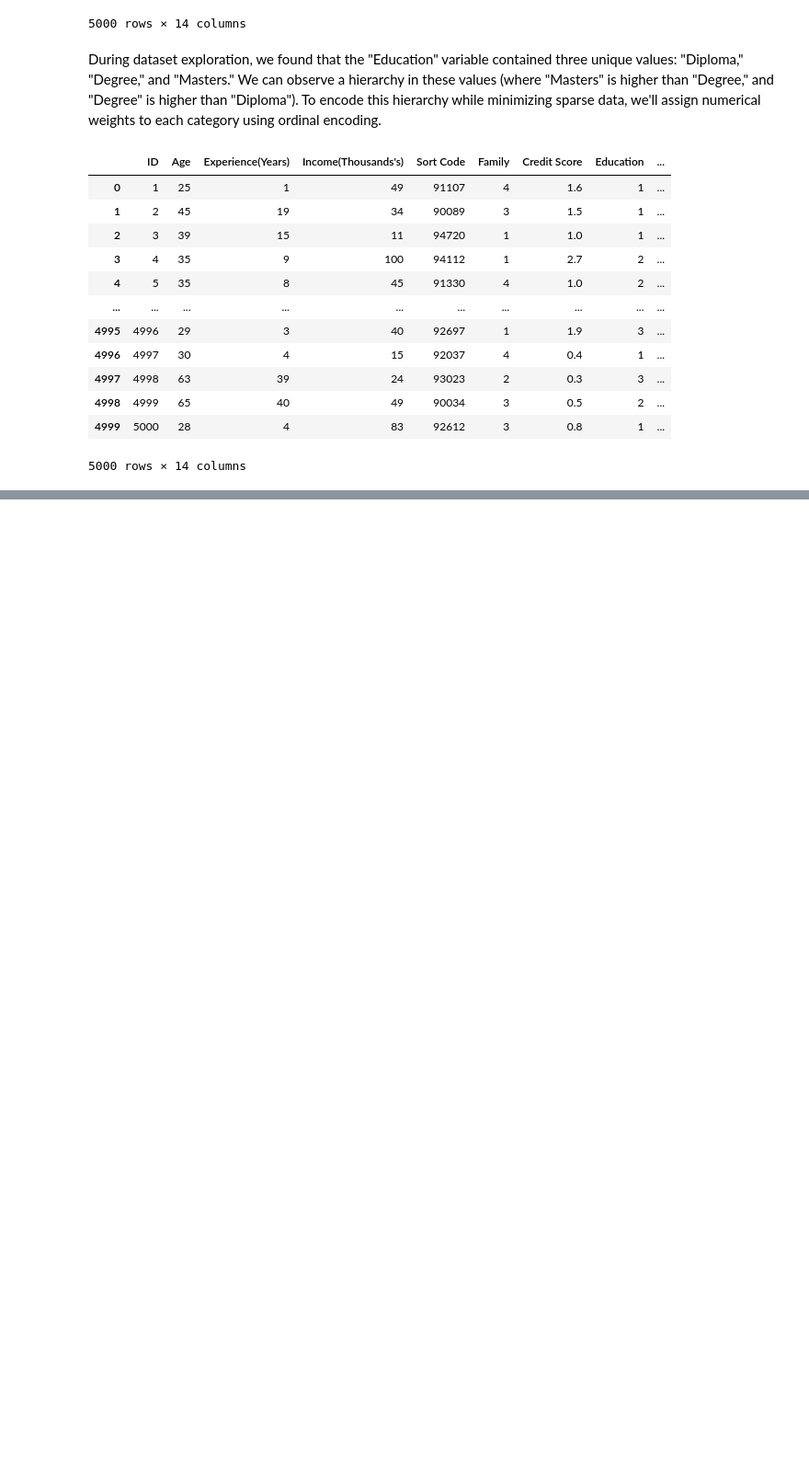
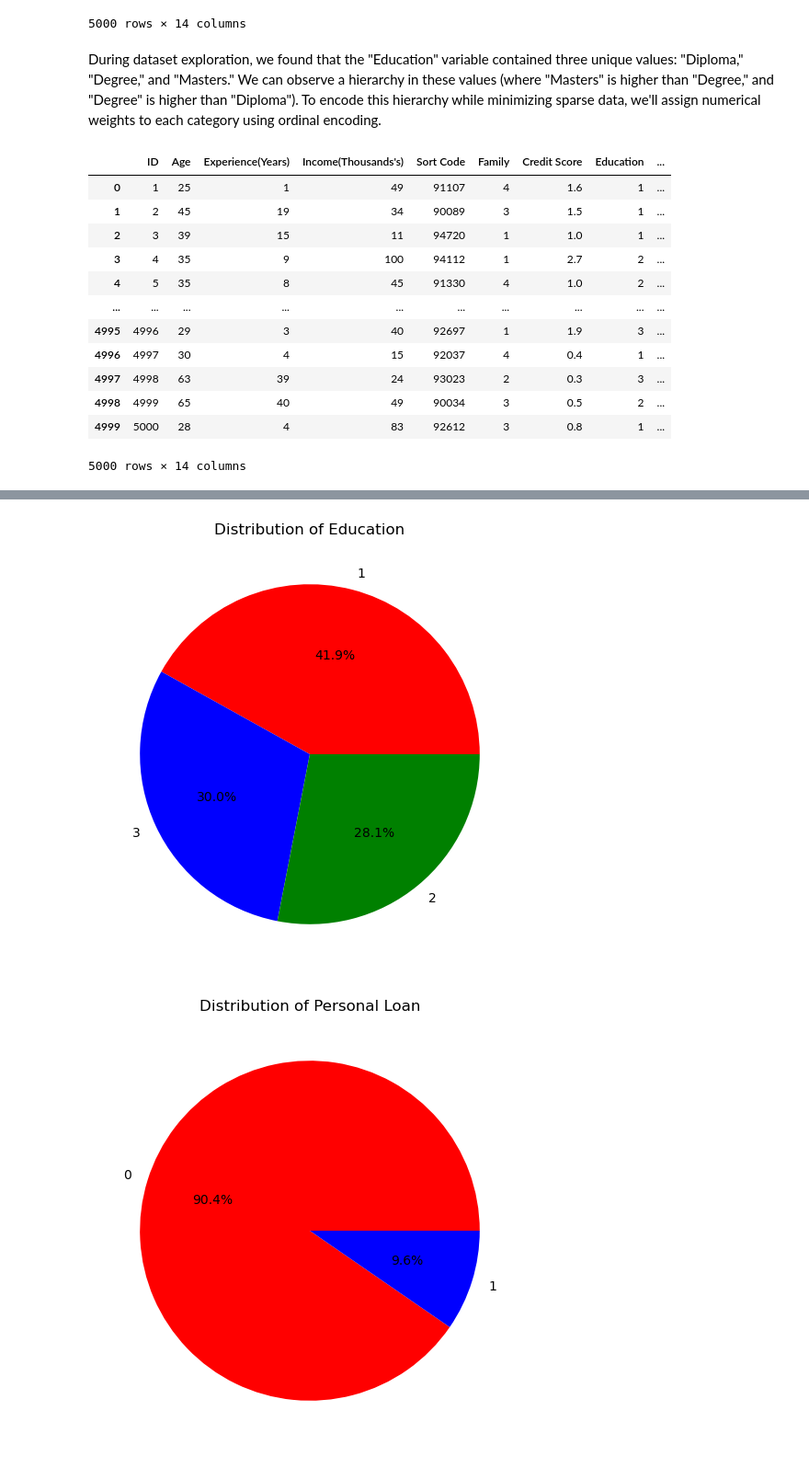
Before and after one commit to heberjuunior/Heber_ML_CA2, a Jupyter notebook: Heber_ML_CA2.ipynb, the cells around one changed output, grey strips where cells are left out. Shown at 92% size. Cells and saved outputs as stored; diff of their text form; code cells hidden in the pictures; blank space fills up the shorter version.

```diff
--- a/Heber_ML_CA2.ipynb
+++ b/Heber_ML_CA2.ipynb
@@ -299,0 +330,14 @@ display(df)
+# %%
+# Define categorical variables
+cat_vars = ['Education', 'Personal Loan', 'Securities Account', 'CD Account', 'Online Banking', 'CreditCard']
+color = ["red", "blue", "green"]
+
+for var in cat_vars:
+    plt.figure(figsize=(8, 6))
+    df[var].value_counts().plot(kind='pie', autopct='%1.1f%%', colors=color)
+    plt.title(f'Distribution of {var}')
+    plt.ylabel('')
+    plt.show()
+# %% [output]
+[figure, added]
+[figure, added]
```
Also changed, not shown: parts of 10 cells of this notebook.
